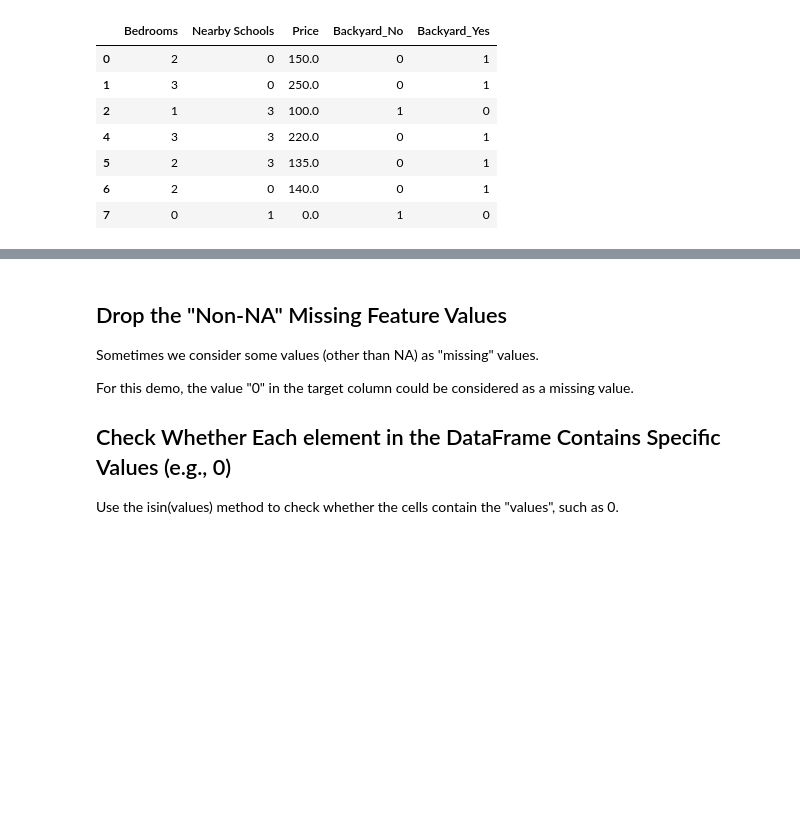
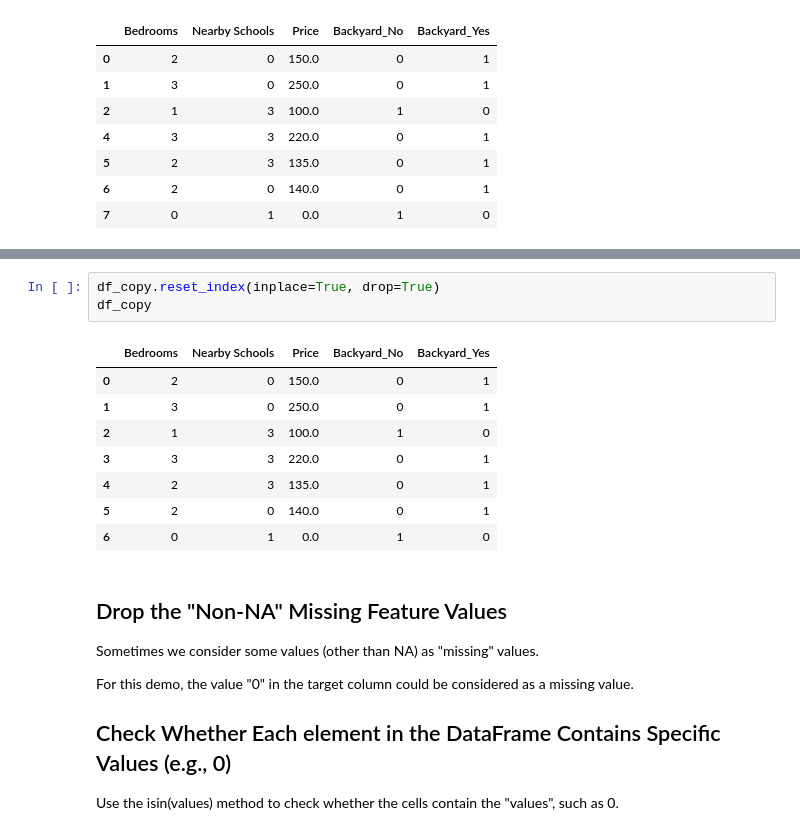
Before and after one commit to rhasanbd/Pandas-A-Very-Brief-Introduction-to-Data-Exploration, a Jupyter notebook: Pandas - Very Brief Introduction for Data Exploration.ipynb, the cells around one changed output, grey strips where cells are left out. Drawn from its saved outputs; the diff is of its cells as text; blank space fills up the shorter version.

```diff
--- a/Pandas - Very Brief Introduction for Data Exploration.ipynb
+++ b/Pandas - Very Brief Introduction for Data Exploration.ipynb
@@ -198,3 +203,15 @@ df_copy
+# %%
+df_copy.reset_index(inplace=True, drop=True)
+df_copy
+# %% [output]
+|  | Bedrooms | Nearby Schools | Price | Backyard_No | Backyard_Yes |
+| 0 | 2 | 0 | 150.0 | 0 | 1 |
+| 1 | 3 | 0 | 250.0 | 0 | 1 |
+| 2 | 1 | 3 | 100.0 | 1 | 0 |
+| 3 | 3 | 3 | 220.0 | 0 | 1 |
+| 4 | 2 | 3 | 135.0 | 0 | 1 |
+| 5 | 2 | 0 | 140.0 | 0 | 1 |
+| 6 | 0 | 1 | 0.0 | 1 | 0 |
 # %% [markdown]
 ## Drop the "Non-NA" Missing Feature Values
 
```
Also changed, not shown: parts of 1 cell of this notebook.
